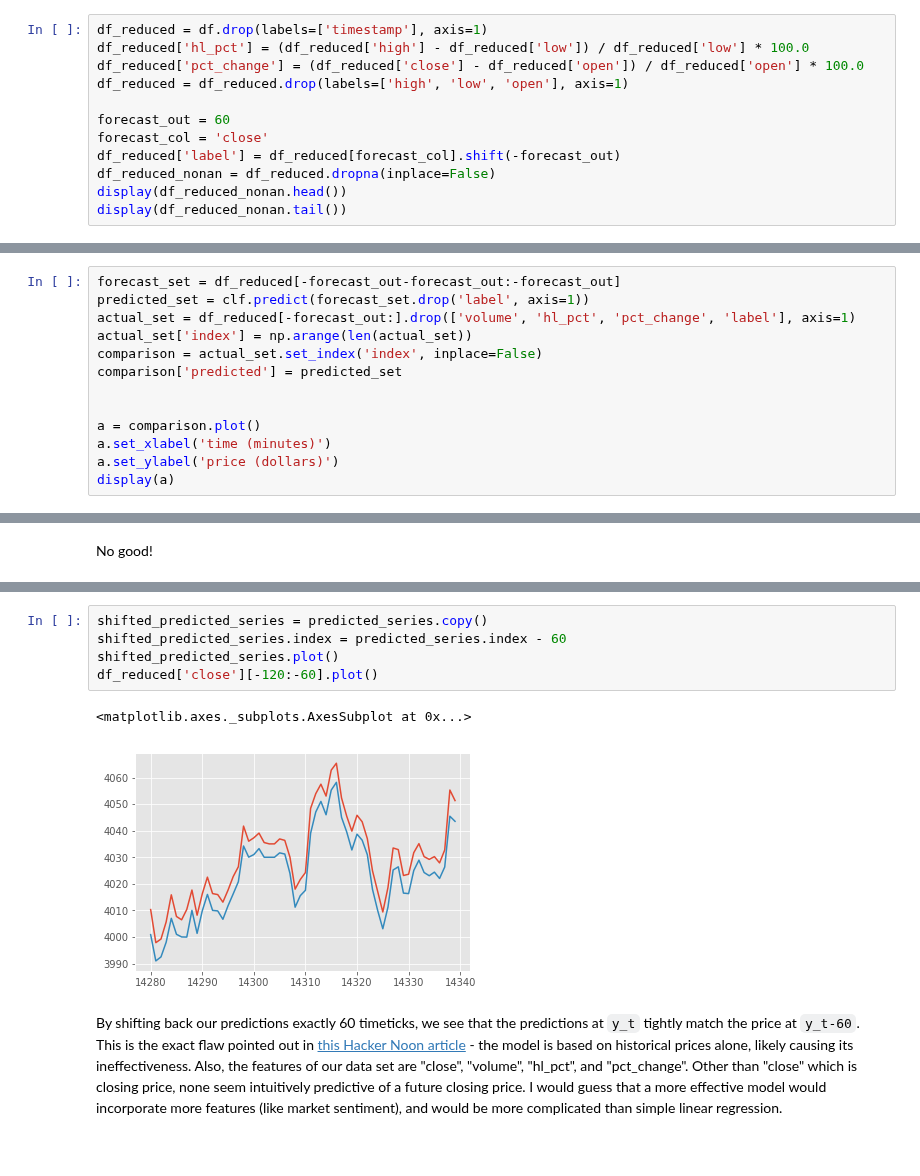
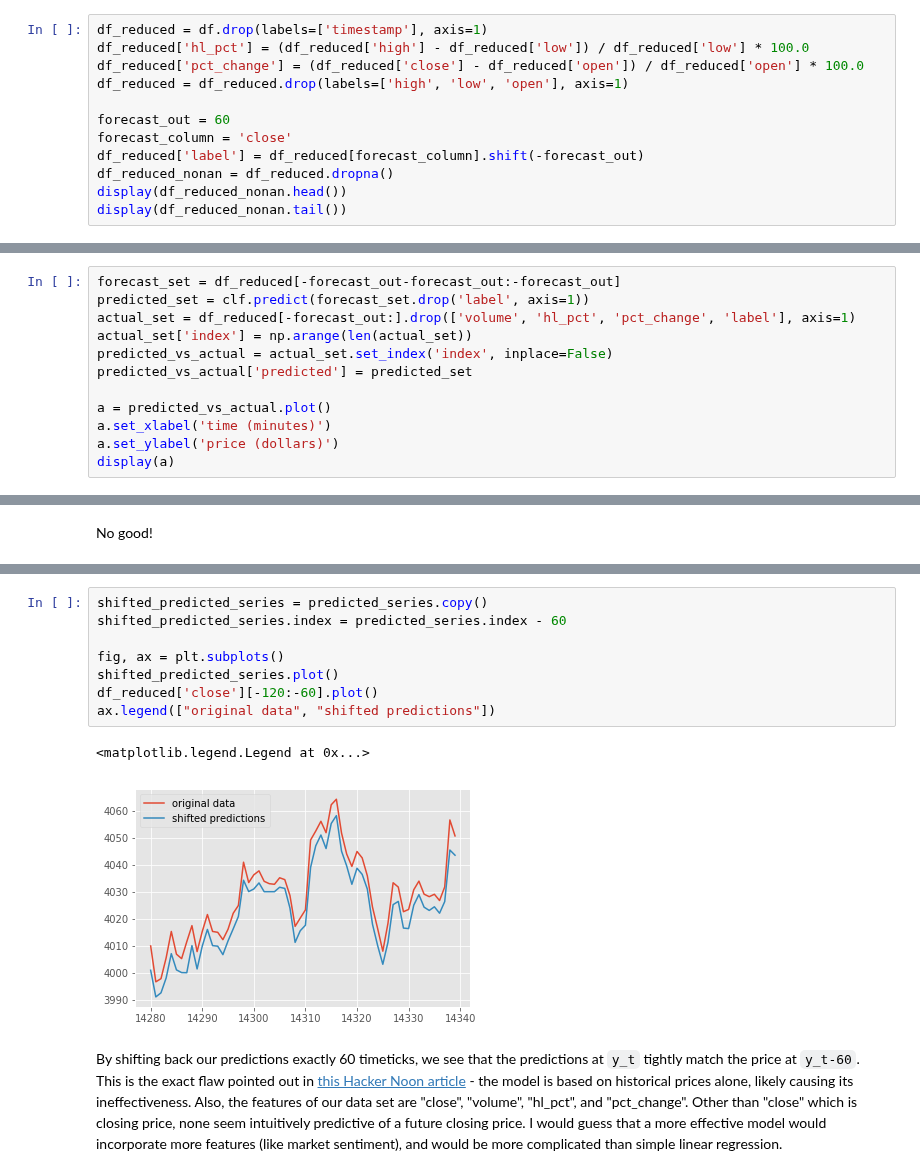
Before and after one commit to jonathancai11/btc-analysis, a Jupyter notebook: btc-prediction.ipynb, the cells around one changed output, grey strips where cells are left out. Saved outputs shown, nothing was run; the diff lists cells and outputs as text.

Commit message:
refactoring.. plot legends

```diff
--- a/btc-prediction.ipynb
+++ b/btc-prediction.ipynb
@@ -96,9 +91,9 @@ df_reduced['pct_change'] = (df_reduced['close'] - df_reduced['open']) / df_reduc
 df_reduced = df_reduced.drop(labels=['high', 'low', 'open'], axis=1)
 
 forecast_out = 60
-forecast_col = 'close'
-df_reduced['label'] = df_reduced[forecast_col].shift(-forecast_out)
-df_reduced_nonan = df_reduced.dropna(inplace=False)
+forecast_column = 'close'
+df_reduced['label'] = df_reduced[forecast_column].shift(-forecast_out)
+df_reduced_nonan = df_reduced.dropna()
 display(df_reduced_nonan.head())
 display(df_reduced_nonan.tail())
 # %% [output]
@@ -160,11 +155,10 @@ forecast_set = df_reduced[-forecast_out-forecast_out:-forecast_out]
 predicted_set = clf.predict(forecast_set.drop('label', axis=1))
 actual_set = df_reduced[-forecast_out:].drop(['volume', 'hl_pct', 'pct_change', 'label'], axis=1)
 actual_set['index'] = np.arange(len(actual_set))
-comparison = actual_set.set_index('index', inplace=False)
-comparison['predicted'] = predicted_set
+predicted_vs_actual = actual_set.set_index('index', inplace=False)
+predicted_vs_actual['predicted'] = predicted_set
 
-
-a = comparison.plot()
+a = predicted_vs_actual.plot()
 a.set_xlabel('time (minutes)')
 a.set_ylabel('price (dollars)')
 display(a)
@@ -220,11 +217,14 @@ predicted_series.plot()
 # %%
 shifted_predicted_series = predicted_series.copy()
 shifted_predicted_series.index = predicted_series.index - 60
+
+fig, ax = plt.subplots()
 shifted_predicted_series.plot()
 df_reduced['close'][-120:-60].plot()
+ax.legend(["original data", "shifted predictions"])
 # %% [output]
-<matplotlib.axes._subplots.AxesSubplot at 0x...>
+<matplotlib.legend.Legend at 0x...>
-[figure, old version]
+[figure, new version]
 # %% [markdown]
 By shifting back our predictions exactly 60 timeticks, we see that the predictions at `y_t` tightly match the price at `y_t-60`.
 This is the exact flaw pointed out in [this Hacker Noon article](https://hackernoon.com/dont-be-fooled-deceptive-cryptocurrency-price-predictions-using-deep-learning-bf27e4837151) - the model is based on historical prices alone, likely causing its ineffectiveness. Also, the features of our data set are "close", "volume", "hl_pct", and "pct_change". Other than "close" which is closing price, none seem intuitively predictive of a future closing price. I would guess that a more effective model would incorporate more features (like market sentiment), and would be more complicated than simple linear regression.
```
Also changed, not shown: parts of 11 cells of this notebook.
